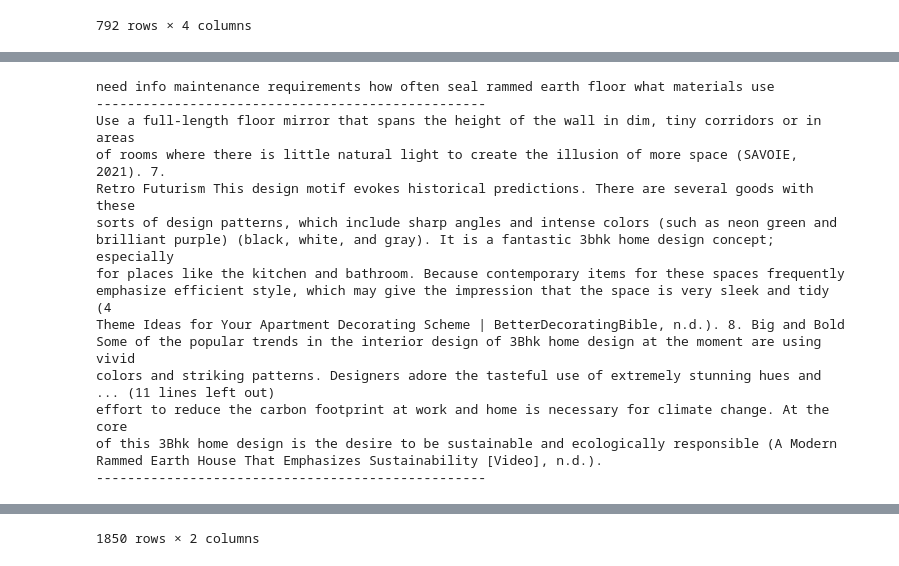
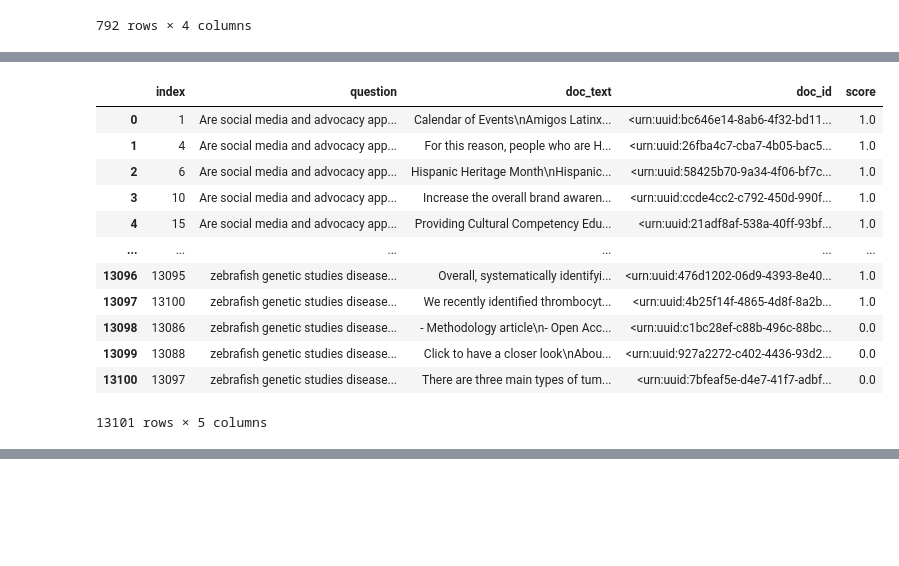
Before and after one commit to rmit-ir/GRAG-LiveRAG, a Jupyter notebook: notebooks/construct_training_data.ipynb, the cells around one changed output, grey strips where cells are left out. Saved outputs shown, nothing was run; the diff lists cells and outputs as text; code cells hidden in the pictures; blank space fills up the shorter version.

Commit message:
update judgment notebook

```diff
--- a/notebooks/construct_training_data.ipynb
+++ b/notebooks/construct_training_data.ipynb
@@ -707,41 +806,43 @@ gpt4o_pos_judgments_df
 # %%
-combined_judgments_df = gpt41_pos_judgments_df.set_index(["question", "doc_text"]).merge(
-    gpt4o_pos_judgments_df.set_index(["question", "doc_text"]),
+combined_judgments_df = gpt41_judgments_df.set_index(["question", "doc_text"]).merge(
+    gpt4o_judgments_df.set_index(["question", "doc_text"]),
     left_index=True,
     right_index=True,
     how="outer",
 )
 
-_scores_sum = combined_judgments_df.fillna(0).sum(1, numeric_only=True).sort_values(
-    ascending=False
-)
-relevant_pairs_df = _scores_sum.loc[_scores_sum >= 2]
-for i in not_relevant_pairs_df.index[0]:
-    print(textwrap.fill(i, 100))
-    print("-" * 50)
+combined_judgments_df = combined_judgments_df.assign(
+    score=combined_judgments_df[["gpt-4.1-mini_response", "gpt-4o_response"]].min(1)
+).reset_index()
 
-# write the not relevant pairs to a file
-relevant_pairs_df.index.to_frame().to_json(
-    "../data/live_rag_questions/relevant_pairs-1850.json",
-    orient="records",
-    lines=True,
-)
-relevant_pairs_df.index.to_frame()
+combined_judgments_df = combined_judgments_df.assign(
+    doc_id=combined_judgments_df.apply(
+        lambda x: x["doc_id_x"] if pd.notna(x["doc_id_x"]) else x["doc_id_y"], axis=1
+    )
+).drop(columns=["doc_id_x", "doc_id_y", "gpt-4.1-mini_response", "gpt-4o_response"])
+
+# for any duplicate question-doc_text pairs, keep the lowest score
+combined_judgments_df = (
+    combined_judgments_df[["question", "doc_text", "doc_id", "score"]]
+    .groupby(["question", "doc_text"])
+    .min()
+
+).sort_values(
+    by=["question", "score", "doc_text"],
+    ascending=[True, False, True],
+).reset_index(drop=True)
+combined_judgments_df
 # %% [output]
+|  | index | question | doc_text | doc_id | score |
+| 0 | 1 | Are social media and advocacy app... | Calendar of Events\nAmigos Latinx... | <urn:uuid:bc646e14-8ab6-4f32-bd11... | 1.0 |
+| 1 | 4 | Are social media and advocacy app... | For this reason, people who are H... | <urn:uuid:26fba4c7-cba7-4b05-bac5... | 1.0 |
+| 2 | 6 | Are social media and advocacy app... | Hispanic Heritage Month\nHispanic... | <urn:uuid:58425b70-9a34-4f06-bf7c... | 1.0 |
+| 3 | 10 | Are social media and advocacy app... | Increase the overall brand awaren... | <urn:uuid:ccde4cc2-c792-450d-990f... | 1.0 |
+| 4 | 15 | Are social media and advocacy app... | Providing Cultural Competency Edu... | <urn:uuid:21adf8af-538a-40ff-93bf... | 1.0 |
+| ... | ... | ... | ... | ... | ... |
+| 13096 | 13095 | zebrafish genetic studies disease... | Overall, systematically identifyi... | <urn:uuid:476d1202-06d9-4393-8e40... | 1.0 |
+| 13097 | 13100 | zebrafish genetic studies disease... | We recently identified thrombocyt... | <urn:uuid:4b25f14f-4865-4d8f-8a2b... | 1.0 |
+| 13098 | 13086 | zebrafish genetic studies disease... | - Methodology article\n- Open Acc... | <urn:uuid:c1bc28ef-c88b-496c-88bc... | 0.0 |
+| 13099 | 13088 | zebrafish genetic studies disease... | Click to have a closer look\nAbou... | <urn:uuid:927a2272-c402-4436-93d2... | 0.0 |
+| 13100 | 13097 | zebrafish genetic studies disease... | There are three main types of tum... | <urn:uuid:7bfeaf5e-d4e7-41f7-adbf... | 0.0 |
-need info maintenance requirements how often seal rammed earth floor what materials use
---------------------------------------------------
-Use a full-length floor mirror that spans the height of the wall in dim, tiny corridors or in areas
-of rooms where there is little natural light to create the illusion of more space (SAVOIE, 2021). 7.
-Retro Futurism This design motif evokes historical predictions. There are several goods with these
-sorts of design patterns, which include sharp angles and intense colors (such as neon green and
-brilliant purple) (black, white, and gray). It is a fantastic 3bhk home design concept; especially
-for places like the kitchen and bathroom. Because contemporary items for these spaces frequently
-emphasize efficient style, which may give the impression that the space is very sleek and tidy (4
-Theme Ideas for Your Apartment Decorating Scheme | BetterDecoratingBible, n.d.). 8. Big and Bold
-Some of the popular trends in the interior design of 3Bhk home design at the moment are using vivid
-colors and striking patterns. Designers adore the tasteful use of extremely stunning hues and
-... (11 lines left out)
-effort to reduce the carbon footprint at work and home is necessary for climate change. At the core
-of this 3Bhk home design is the desire to be sustainable and ecologically responsible (A Modern
-Rammed Earth House That Emphasizes Sustainability [Video], n.d.).
---------------------------------------------------
+13101 rows × 5 columns
@@ -761 +848,0 @@ Rammed Earth House That Emphasizes Sustainability [Video], n.d.).
-1850 rows × 2 columns
```
Also changed, not shown: parts of 12 cells of this notebook.
